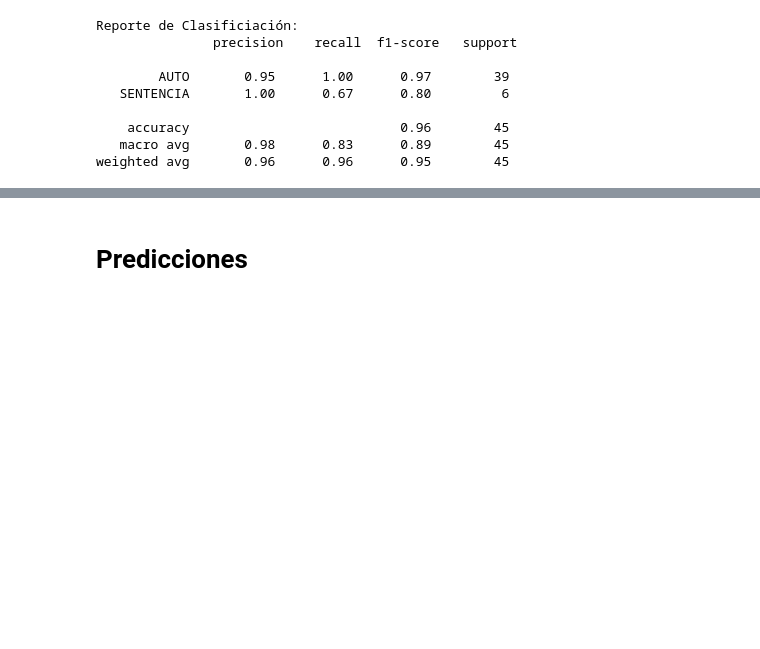
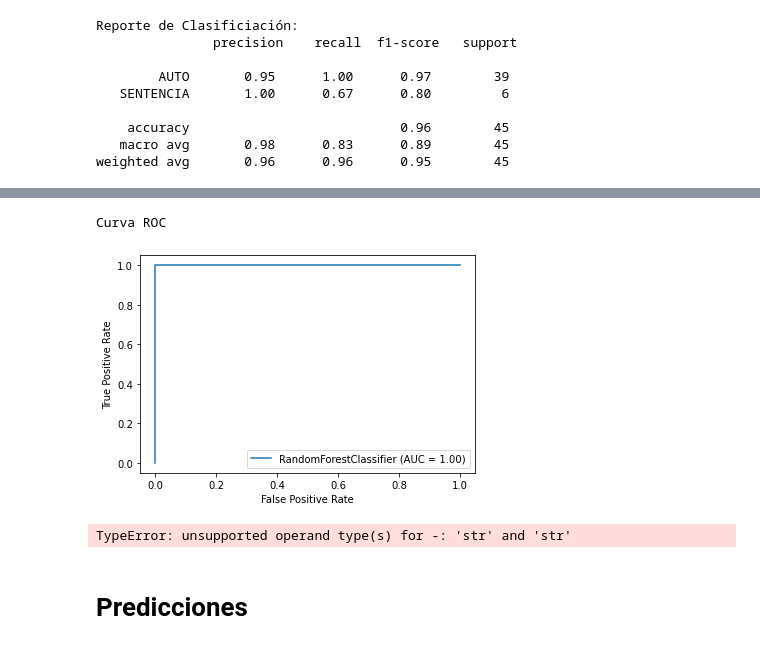
Before and after one commit to jorgeperezv/Busqueda-y-Recomendacion-de-Textos-Legales, a Jupyter notebook: Predecir Tipo.ipynb, the cells around one changed output, grey strips where cells are left out. Saved outputs shown, nothing was run; the diff lists cells and outputs as text; code cells hidden in the pictures; blank space fills up the shorter version.

Commit message:
Update Predecir Tipo.ipynb
grafica curva ROC

```diff
--- a/Predecir Tipo.ipynb
+++ b/Predecir Tipo.ipynb
@@ -133,3 +136,14 @@ Matriz de Confusión
+# %%
+print('\nCurva ROC')
+metrics.plot_roc_curve(model, X_test, y_test)
+plt.show()
+# %% [output]
+Curva ROC
+[figure, added]
+# %%
+fpr_rt_lm, tpr_rt_lm, _ = metrics.roc_curve(y_test, y_test_pred, pos_label='AUTO')
+# %% [output]
+TypeError: unsupported operand type(s) for -: 'str' and 'str'
 # %% [markdown]
 # Predicciones
 # %% [markdown]
```
Also changed, not shown: parts of 6 cells of this notebook.
